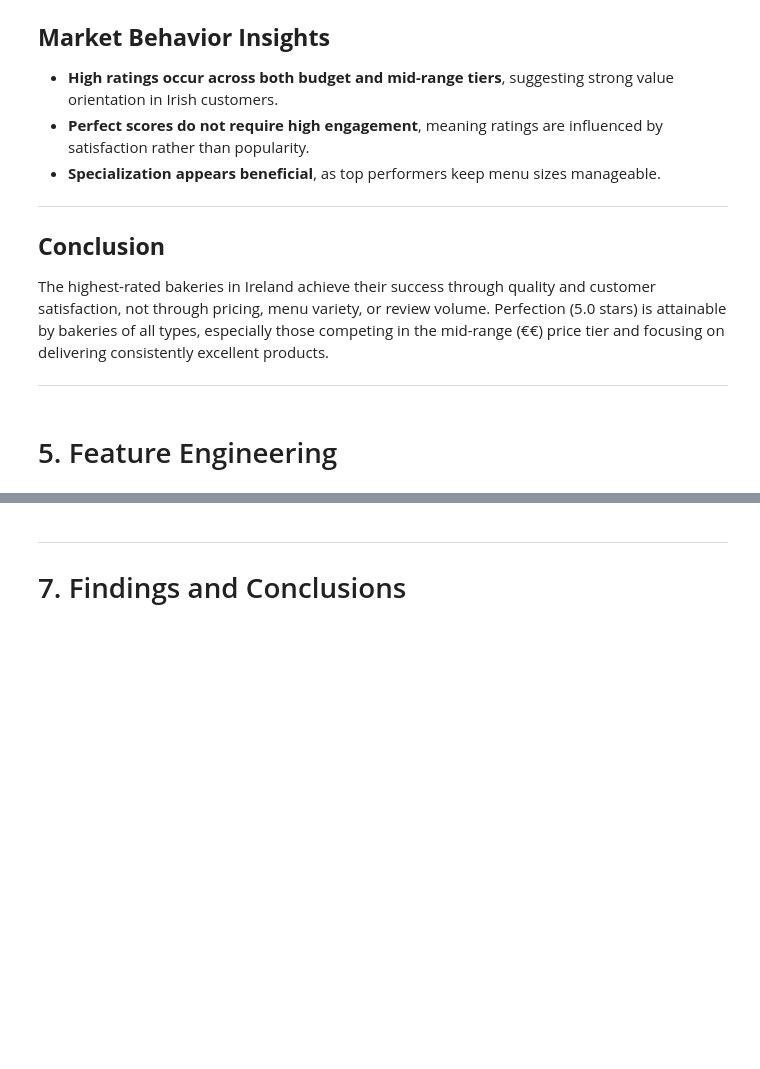
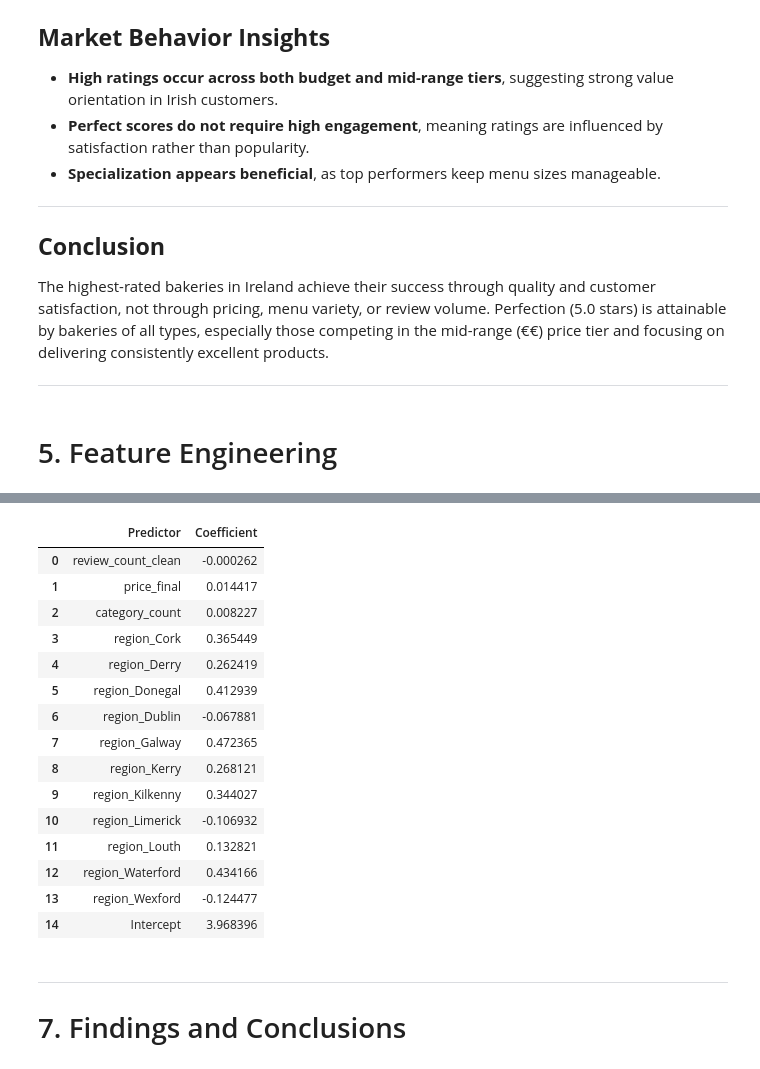
Before and after one commit to vialsiu/irish-bakery-data-science-project, a Jupyter notebook: notebooks/DataAnalysis.ipynb, the cells around one changed output, grey strips where cells are left out. Saved outputs shown, nothing was run; the diff lists cells and outputs as text; code cells hidden in the pictures; blank space fills up the shorter version.

Commit message:
feat: linear regression table and modelling intro

```diff
--- a/notebooks/DataAnalysis.ipynb
+++ b/notebooks/DataAnalysis.ipynb
@@ -2203,0 +2397,64 @@ Perfection (5.0 stars) is attainable by bakeries of all types, especially those
+# %%
+# LINEAR REGRESSION MODEL
+import numpy as np
+from sklearn.model_selection import train_test_split
+from sklearn.linear_model import LinearRegression
+from sklearn.metrics import r2_score, mean_absolute_error, mean_squared_error
+
+# 1. Prepare modelling dataset
+
+# Use df_clean and one-hot encode region
+df_model = pd.get_dummies(df_clean, columns=["region"], drop_first=True)
+
+# Define response variable
+y = df_model["rating_final"]
+
+# Select predictors
+X = df_model[[
+    "review_count_clean",
+    "price_final",
+    "category_count"
+] + [col for col in df_model.columns if col.startswith("region_")]]
+
+print("Predictor count:", X.shape[1])
+
+
+# 2. Train/Test Split
+X_train, X_test, y_train, y_test = train_test_split(
+    X, y, test_size=0.2, random_state=42
+)
+
+# 3. Fit Linear Regression
+model = LinearRegression()
+model.fit(X_train, y_train)
+
+# 4. Predictions
+y_pred_train = model.predict(X_train)
+y_pred_test = model.predict(X_test)
+
+
+# 5. Evaluation Metrics
+r2_train = r2_score(y_train, y_pred_train)
+r2_test = r2_score(y_test, y_pred_test)
+
+mae = mean_absolute_error(y_test, y_pred_test)
+rmse = np.sqrt(mean_squared_error(y_test, y_pred_test))
+
+print("=== LINEAR REGRESSION RESULTS ===")
+print(f"Train R²: {r2_train:.3f}")
+print(f"Test R²:  {r2_test:.3f}")
+print(f"MAE:      {mae:.3f}")
+print(f"RMSE:     {rmse:.3f}")
+
+
+# 6. Coefficient Table
+coef_table = pd.DataFrame({
+    "Predictor": X.columns,
+    "Coefficient": model.coef_
+})
+
+coef_table.loc[len(coef_table)] = ["Intercept", model.intercept_]
+
+print("\n=== COEFFICIENTS ===")
+coef_table
+# %% [output]
@@ -2204,3 +2469,19 @@ Perfection (5.0 stars) is attainable by bakeries of all types, especially those
+|  | Predictor | Coefficient |
+| 0 | review_count_clean | -0.000262 |
+| 1 | price_final | 0.014417 |
+| 2 | category_count | 0.008227 |
+| 3 | region_Cork | 0.365449 |
+| 4 | region_Derry | 0.262419 |
+| 5 | region_Donegal | 0.412939 |
+| 6 | region_Dublin | -0.067881 |
+| 7 | region_Galway | 0.472365 |
+| 8 | region_Kerry | 0.268121 |
+| 9 | region_Kilkenny | 0.344027 |
+| 10 | region_Limerick | -0.106932 |
+| 11 | region_Louth | 0.132821 |
+| 12 | region_Waterford | 0.434166 |
+| 13 | region_Wexford | -0.124477 |
+| 14 | Intercept | 3.968396 |
 # %% [markdown]
 ---
 # 7. Findings and Conclusions
```
Also changed, not shown: parts of 4 cells of this notebook.
